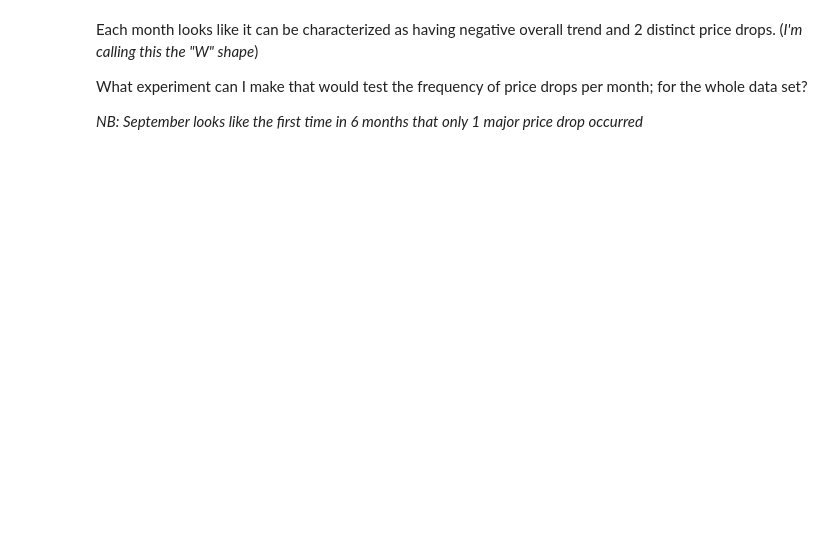
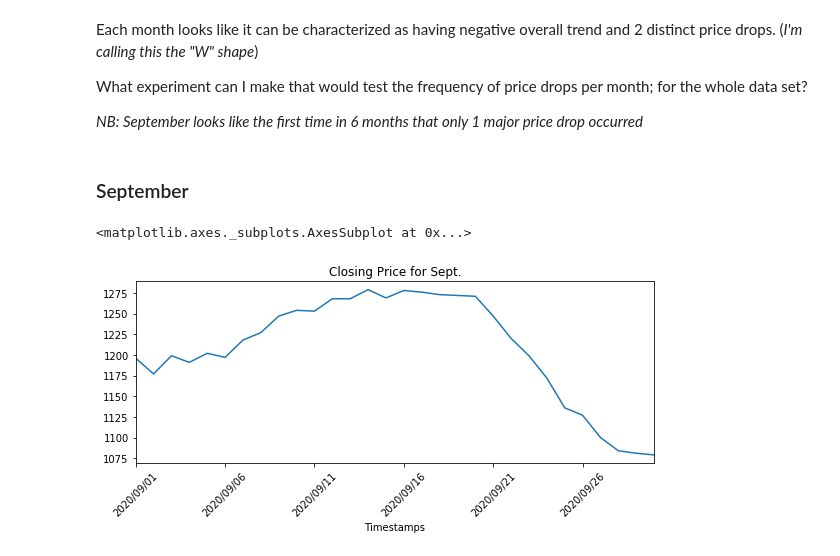
Before and after one commit to nurriol2/forecasting, a Jupyter notebook: Chinchompa EDA.ipynb, the cells around one changed output. Cells and saved outputs as stored; diff of their text form; code cells hidden in the pictures; blank space fills up the shorter version.

```diff
--- a/Chinchompa EDA.ipynb
+++ b/Chinchompa EDA.ipynb
@@ -82,3 +86,11 @@ Each month looks like it can be characterized as having negative overall trend a
 What experiment can I make that would test the frequency of price drops per month; for the whole data set?
 
 *NB:  September looks like the first time in 6 months that only 1 major price drop occurred*
+# %% [markdown]
+### September ###
+# %%
+sepClose = pvt["Close"]["Sep"].dropna()
+sepClose.plot(rot=45, figsize=(8,4), title="Closing Price for Sept.")
+# %% [output]
+<matplotlib.axes._subplots.AxesSubplot at 0x...>
+[figure, added]
```
Also changed, not shown: parts of 19 cells of this notebook.
